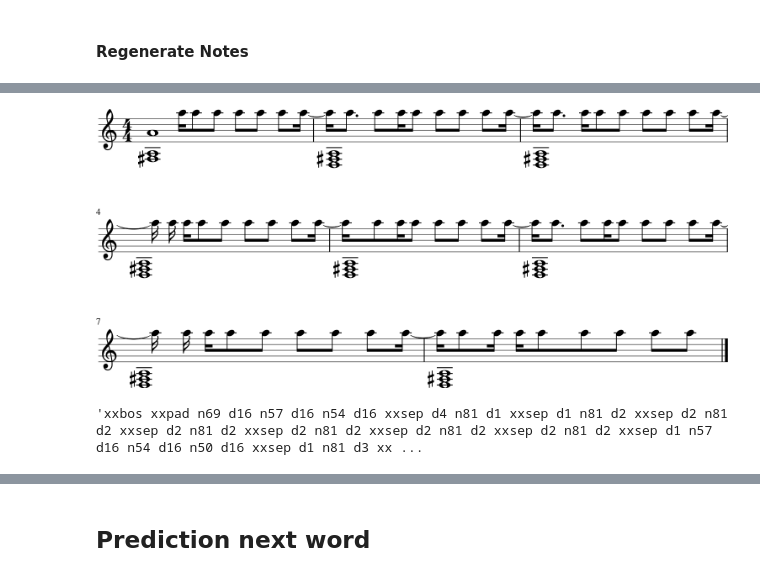
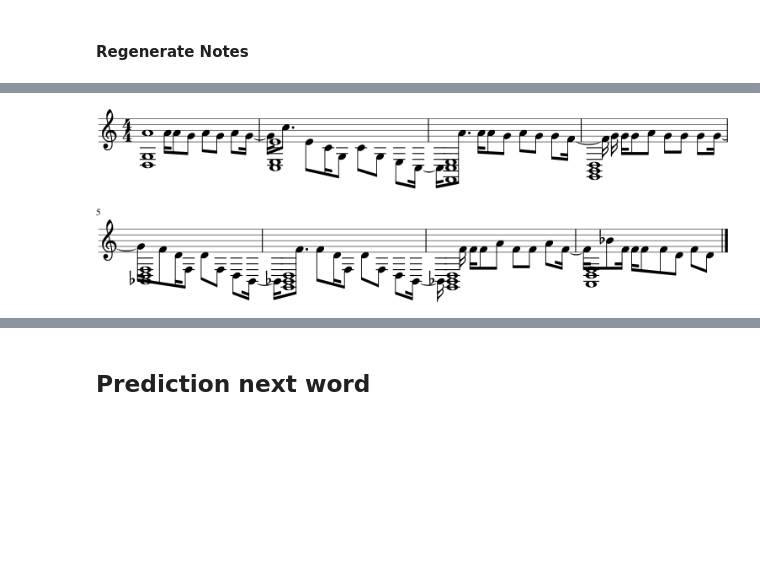
Before and after one commit to bearpelican/musicautobot, a Jupyter notebook: notebooks/example/MultitaskGenerate.ipynb, the cells around one changed output, grey strips where cells are left out. Saved outputs shown, nothing was run; the diff lists cells and outputs as text; code cells hidden in the pictures; blank space fills up the shorter version.

Commit message:
Getting initial imports to work for multitask predictions

```diff
--- a/notebooks/example/MultitaskGenerate.ipynb
+++ b/notebooks/example/MultitaskGenerate.ipynb
@@ -17,5 +16,5 @@ from src.msklm import *
 # %%
-config = mlm_config(vocab);
+config = mlm_config();
 # %%
 data_path = Path('data')
 
@@ -29,7 +28,8 @@ data_save_name = 'multi_data_idxenc.pkl'
 ## MSKLM
 # %%
 data = load_data(numpy_path, data_save_name, bs=1)
-learn = mlm_model_learner(data, config.copy(), loss_func=MultiLoss())
+vocab = data.vocab
+learn = mlm_model_learner(data, config.copy())
 # %% [markdown]
 ## Load existing
 # %%
@@ -81,0 +65,6 @@ original_stream.show('midi')
+# %%
+# Encode file
+item = MusicItem.from_file(file, data.vocab)
+
+x = item.to_tensor()
+x_pos = torch.tensor(item.get_pos(), device=x.device)
@@ -104,15 +101,13 @@ stream_dur.show('midi')
 # %%
 # Mask notes
 # nr = vocab.stoi[SEP], vocab.stoi[NOTE_END]+1
-x_note = mask_input(x, mask_range=vocab.note_range)
+x_note = mask_input(x, mask_range=vocab.note_range, replacement_idx=vocab.mask_idx)
 pred_note = learn.predict_mask(x_note)
 
-stream_note = idxenc2stream(pred_note)
-stream_note.show()
+note_item = vocab.musicify(pred_note)
+note_item.show_score()
 # %% [output]
 [interactive output not drawn]
-[figure, old version]
+[figure, new version]
 # %%
-vocab.textify(pred_note)
+# vocab.textify(pred_note)
-# %% [output]
-'xxbos xxpad n69 d16 n57 d16 n54 d16 xxsep d4 n81 d1 xxsep d1 n81 d2 xxsep d2 n81 d2 xxsep d2 n81 d2 xxsep d2 n81 d2 xxsep d2 n81 d2 xxsep d2 n81 d2 xxsep d1 n57 d16 n54 d16 n50 d16 xxsep d1 n81 d3 xx ...
```
Also changed, not shown: parts of 24 cells of this notebook, 7 other files.
